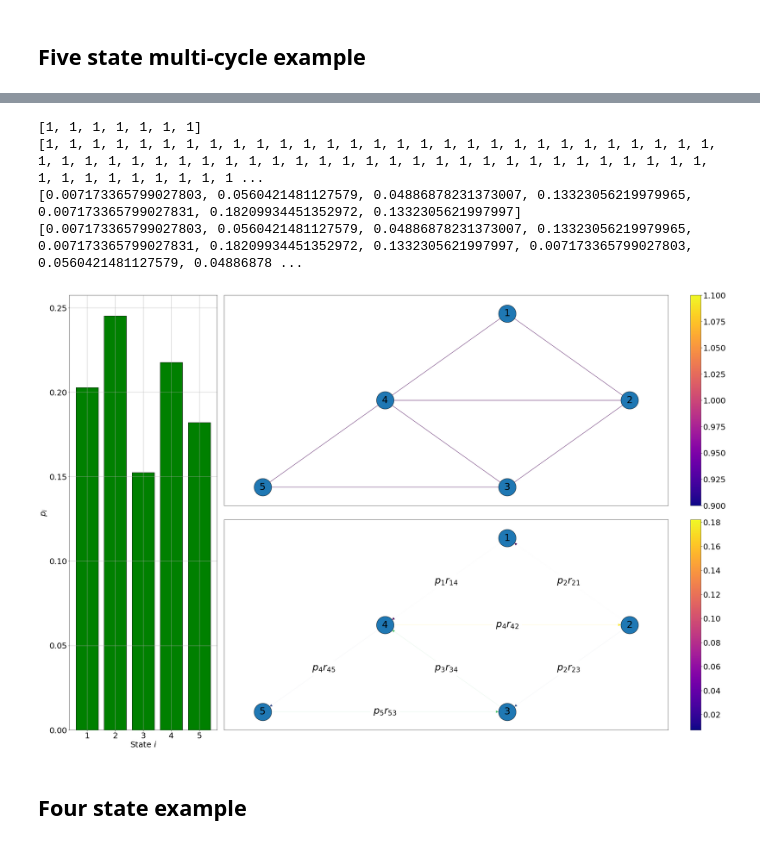
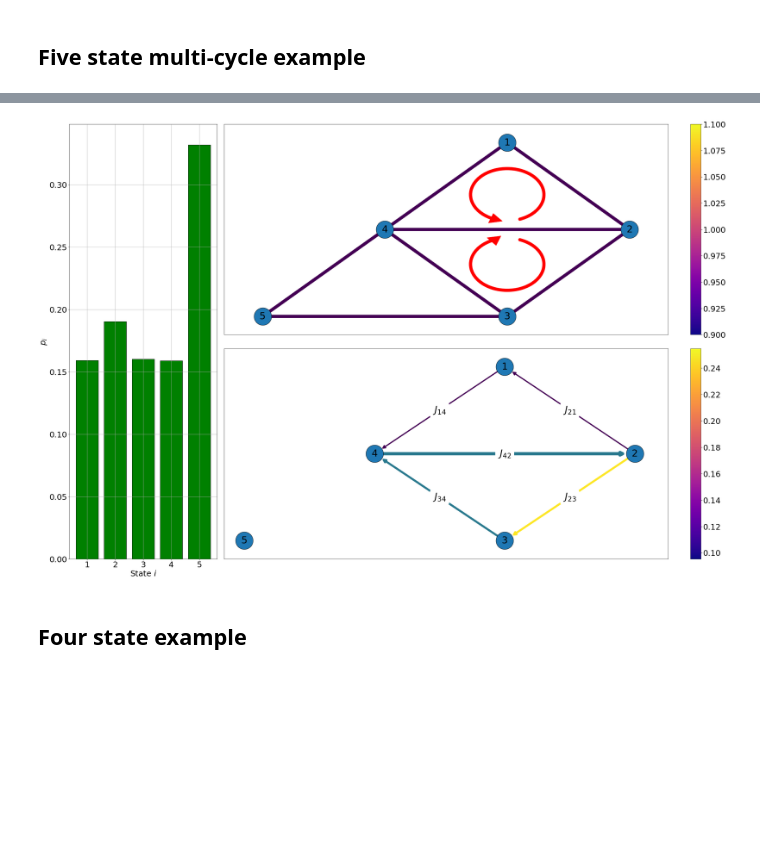
Before and after one commit to larstors/Master-Thesis, a Jupyter notebook: Code/affinity.ipynb, the cells around one changed output, grey strips where cells are left out. Cells and saved outputs as stored; diff of their text form; code cells hidden in the pictures; blank space fills up the shorter version.

```diff
--- a/Code/affinity.ipynb
+++ b/Code/affinity.ipynb
@@ -274,7 +283,7 @@ def k_multicycle(A: np.ndarray, E: np.ndarray, cyc: np.ndarray, scaling: np.ndar
         k_matrix += k_prop_matrix[i]
 
 
-    return k_matrix
+    return k_matrix, prop_k_val
 # %%
 def L_full(A: np.ndarray, E: np.ndarray, cyc: np.ndarray, scaling: np.ndarray, direction: np.ndarray):
     """_summary_
@@ -299,7 +308,7 @@ def L_full(A: np.ndarray, E: np.ndarray, cyc: np.ndarray, scaling: np.ndarray, d
     if len(cyc) == 1:
         k = k_singlecycle(A, E, cyc, scaling)
     elif len(cyc) > 1:
-        k = k_multicycle(A, E, cyc, scaling, direction)
+        k = k_multicycle(A, E, cyc, scaling, direction)[0]
 
     L = np.zeros_like(A)
 
@@ -346,10 +355,10 @@ c2 = np.array([1, 2, 3, 5, 4])
 c3 = np.array([2, 3, 4])
 
 
-cyc = np.array([c1, c2, c3])
+cyc = np.array([c1, c3])
 
-scaling = np.array([0.3, 0.4, 0.5])
-direction = np.array([-1, 1, -1])
+scaling = np.array([0.3, 0.5])
+direction = np.array([1, -1])
 
 L, peq, La, Ls = L_full(Adj, Energies, cyc, scaling, direction)
 
@@ -390,26 +409,49 @@ printMatrix(J)
 # %%
+from matplotlib.patches import Arc, RegularPolygon
+from numpy import radians as rad
+
+def drawCirc(ax,radius,centX,centY,angle_,theta2_,color_='black', direction=0):
+    #========Line
+    arc = Arc([centX,centY],radius,radius,angle=angle_,
+          theta1=0,theta2=theta2_,capstyle='round',linestyle='-',lw=10,color=color_)
+    ax.add_patch(arc)
+    #========Create the arrow head
+    if direction == 0:
+        endX=centX+(radius/2)*np.cos(rad(theta2_+angle_)) #Do trig to determine end position
+        endY=centY+(radius/2)*np.sin(rad(theta2_+angle_))
+    elif direction == 1:
+        endX=centX+(radius/2)*np.cos(rad(angle_)) #Do trig to determine end position
+        endY=centY+(radius/2)*np.sin(rad(angle_))
+
+    ax.add_patch(                    #Create triangle as arrow head
+        RegularPolygon(
+            (endX, endY),            # (x,y)
+            3,                       # number of vertices
+            radius/9,                # radius
+            rad(angle_+theta2_),     # orientation
+            color=color_
+        )
+    )
+
 pos = {1:(1, 1), 2:(2, 0), 3:(1, -1), 4:(0, 0), 5:(-1, -1)}
 
 
 fig = plt.figure(constrained_layout=True, figsize=(30, 20))
 axs = fig.subplot_mosaic([["Left", "TopRight"], ["Left", "BottomRight"]], gridspec_kw={"width_ratios":[1, 3]})
 
-
+drawCirc(axs["TopRight"],0.6,1,0.4,290,320, color_="red")
+drawCirc(axs["TopRight"],0.6,1,-0.4,110,320, color_="red", direction=1)
 
 axs["Left"].bar(np.arange(1, N+1), peq, width=np.ones(N)*0.8, color="green", align="center", edgecolor="black")
 axs["Left"].set_xlabel(r"State $i$")
 axs["Left"].set_ylabel(r"$p_i$")
 axs["Left"].grid()
 axs["Left"].set_xticks(np.arange(1, N+1))
 
-plot_network(Adj, axs["TopRight"], np.triu(Adj), pos, edge_name="s", arrstyle="-")
-plot_network(Adj, axs["BottomRight"], J, pos, edge_name="j", font_size=30)
+plot_network(Adj, axs["TopRight"], np.triu(Adj), pos, edge_name="s", arrstyle="-", width_scale=10)
+plot_network(Adj, axs["BottomRight"], J, pos, edge_name="j", font_size=30, width_scale=40)
 # %% [output]
-[1, 1, 1, 1, 1, 1, 1]
-[1, 1, 1, 1, 1, 1, 1, 1, 1, 1, 1, 1, 1, 1, 1, 1, 1, 1, 1, 1, 1, 1, 1, 1, 1, 1, 1, 1, 1, 1, 1, 1, 1, 1, 1, 1, 1, 1, 1, 1, 1, 1, 1, 1, 1, 1, 1, 1, 1, 1, 1, 1, 1, 1, 1, 1, 1, 1, 1, 1, 1, 1, 1, 1, 1, 1, 1 ...
-[0.007173365799027803, 0.0560421481127579, 0.04886878231373007, 0.13323056219979965, 0.007173365799027831, 0.18209934451352972, 0.1332305621997997]
-[0.007173365799027803, 0.0560421481127579, 0.04886878231373007, 0.13323056219979965, 0.007173365799027831, 0.18209934451352972, 0.1332305621997997, 0.007173365799027803, 0.0560421481127579, 0.04886878 ...
-[figure, old version]
+[figure, new version]
 # %% [markdown]
 ## Four state example
 # %%
```
Also changed, not shown: parts of 2 cells of this notebook.
